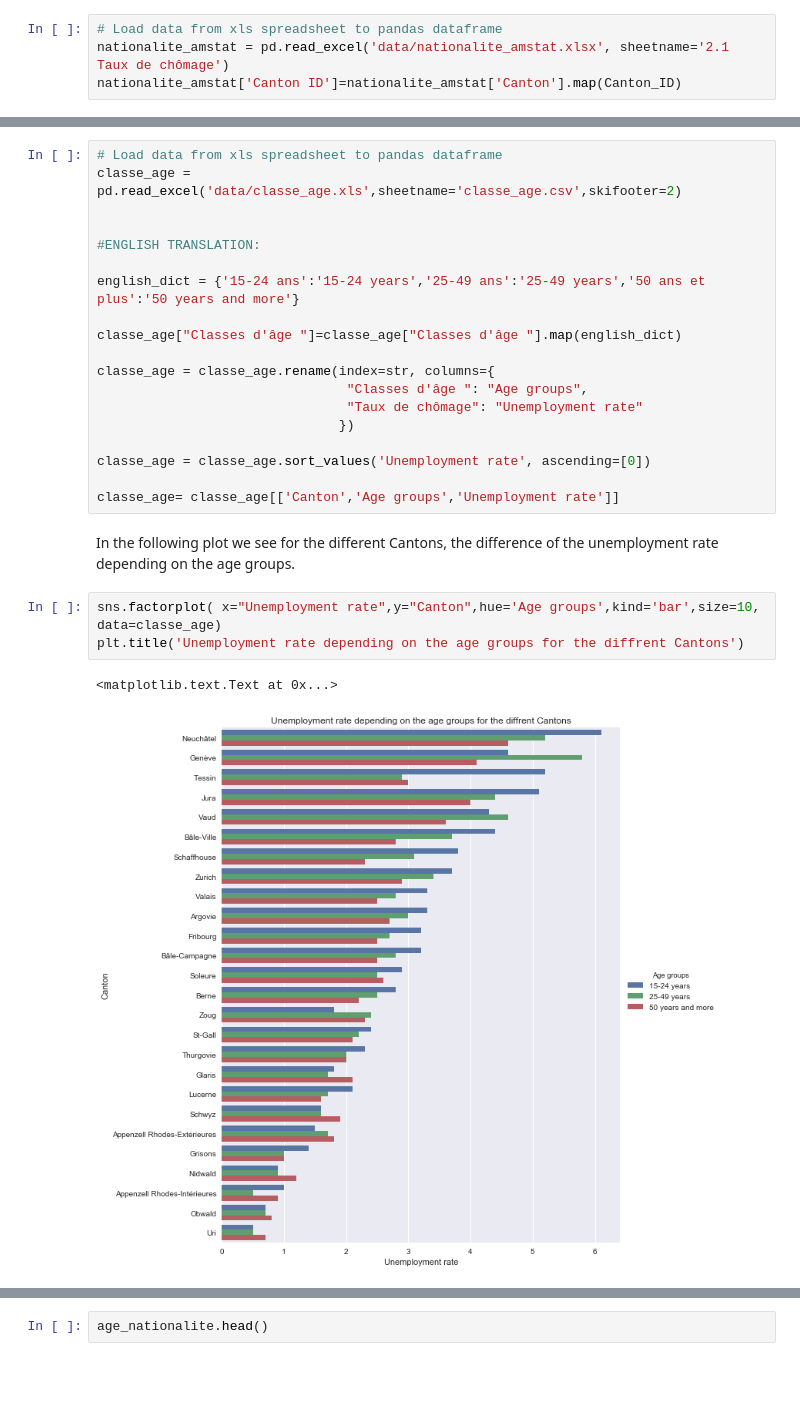
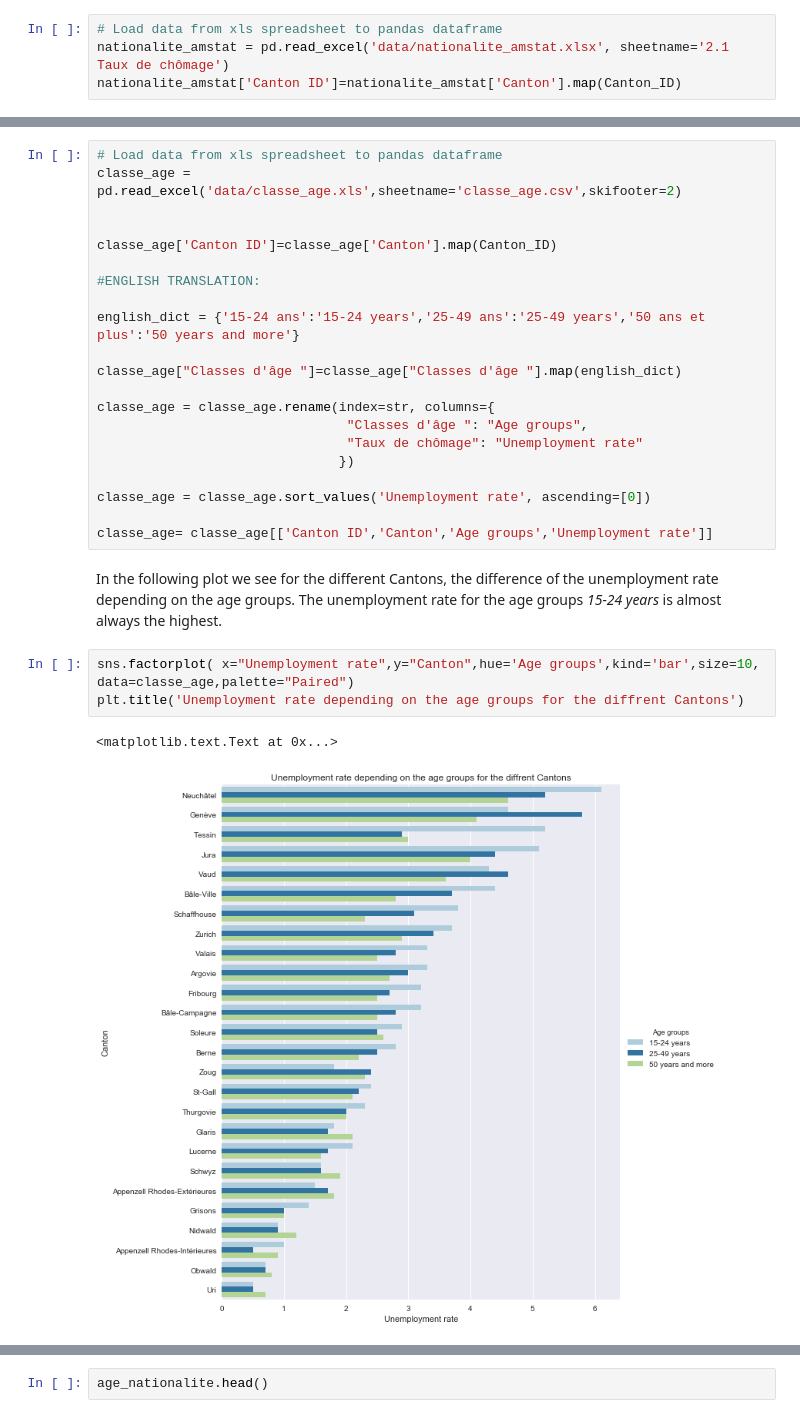
Before and after one commit to mathildemrt/ada, a Jupyter notebook: 03 - Interactive Viz/Homework3-2.ipynb, the cells around one changed output, grey strips where cells are left out. Cells and saved outputs as stored; diff of their text form; blank space fills up the shorter version.

```diff
--- a/03 - Interactive Viz/Homework3-2.ipynb
+++ b/03 - Interactive Viz/Homework3-2.ipynb
@@ -258,6 +257,8 @@ displaySwissMap(foreign_swiss,
 # Load data from xls spreadsheet to pandas dataframe
 classe_age = pd.read_excel('data/classe_age.xls',sheetname='classe_age.csv',skifooter=2)
 
+
+classe_age['Canton ID']=classe_age['Canton'].map(Canton_ID)
 
 #ENGLISH TRANSLATION:
 
@@ -272,15 +273,15 @@ classe_age = classe_age.rename(index=str, columns={
 
 classe_age = classe_age.sort_values('Unemployment rate', ascending=[0])
 
-classe_age= classe_age[['Canton','Age groups','Unemployment rate']]
+classe_age= classe_age[['Canton ID','Canton','Age groups','Unemployment rate']]
 # %% [markdown]
-In the following plot we see for the different Cantons, the difference of the unemployment rate depending on the age groups.
+In the following plot we see for the different Cantons, the difference of the unemployment rate depending on the age groups. The unemployment rate for the age groups *15-24 years* is almost always the highest.
 # %%
-sns.factorplot( x="Unemployment rate",y="Canton",hue='Age groups',kind='bar',size=10, data=classe_age)
+sns.factorplot( x="Unemployment rate",y="Canton",hue='Age groups',kind='bar',size=10, data=classe_age,palette="Paired")
 plt.title('Unemployment rate depending on the age groups for the diffrent Cantons')
 # %% [output]
 <matplotlib.text.Text at 0x...>
-[figure, old version]
+[figure, new version]
 # %% [markdown]
 Knowing the number of unemployed Swiss and foreign for each age category can obtain the proportion. So said that for example in Zürich for the age groups *15-24 years* the 3.7% of unemploymement correspond to 2.6% of Young *Swiss*, and 1.1% of Young *Foreign*.
 
```
Also changed, not shown: parts of 13 cells of this notebook, 4 other files.
